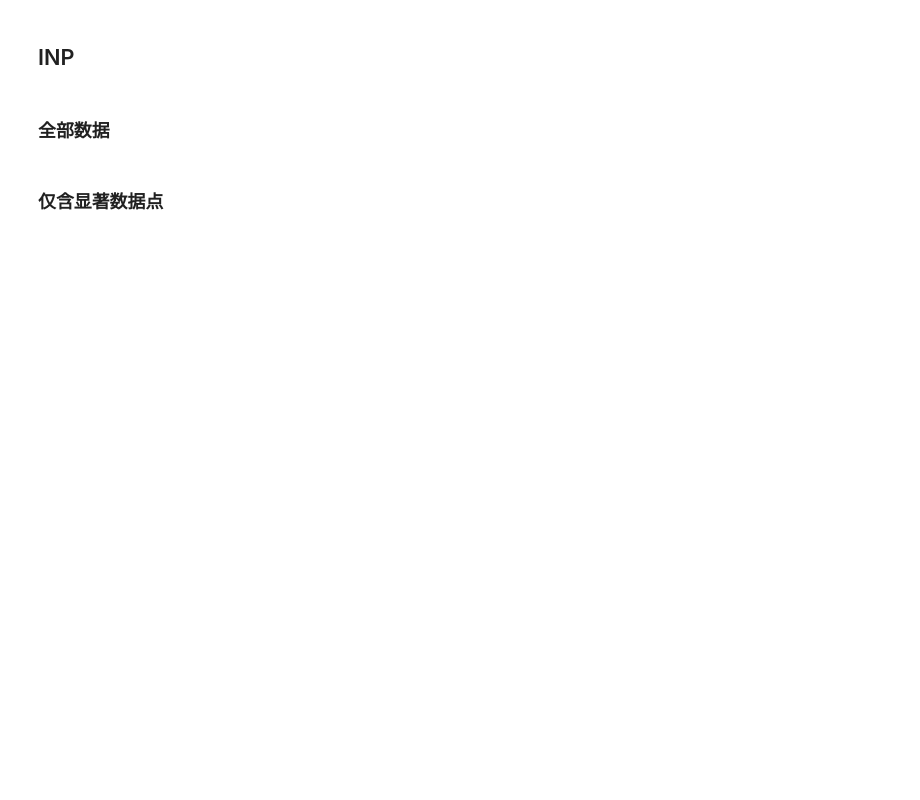
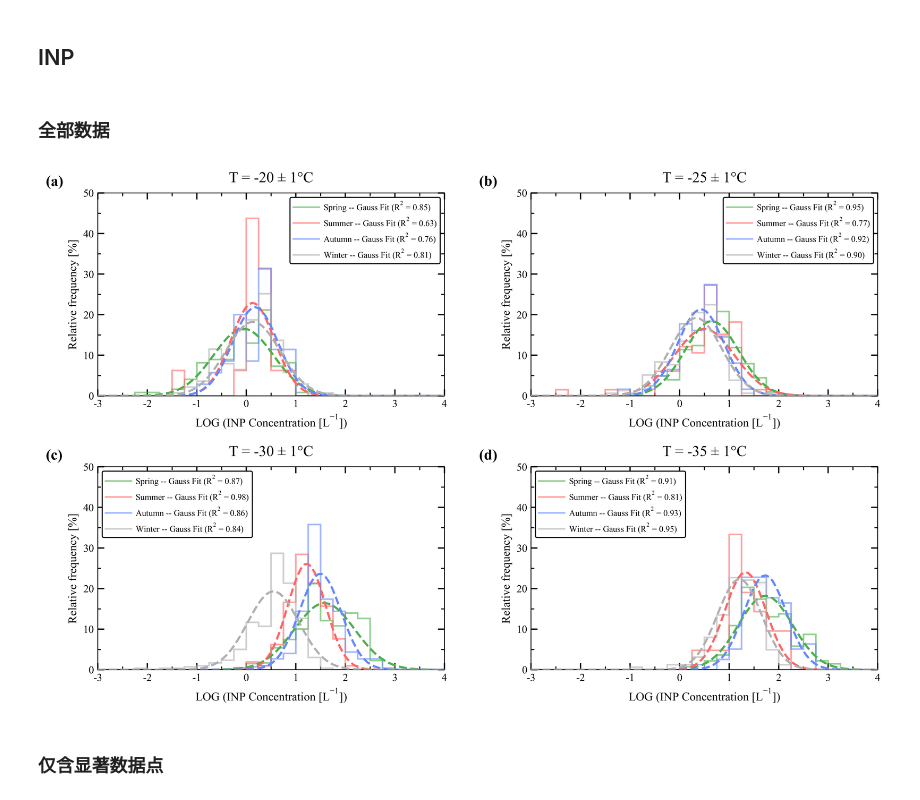
Before and after one commit to ReedFu/master0_2025, a Jupyter notebook: Lanzhou_cfdc/Probability density distribution.ipynb, the cells around one changed output. Drawn from its saved outputs; the diff is of its cells as text; code cells hidden in the pictures; blank space fills up the shorter version.

Commit message:
Change `linewidth` to make graph clearer

```diff
--- a/Lanzhou_cfdc/Probability density distribution.ipynb
+++ b/Lanzhou_cfdc/Probability density distribution.ipynb
@@ -86,7 +86,7 @@ for i, t in enumerate(target_temps):
 
         # 绘制直方图
         counts, bins, _ = ax.hist(data_log, bins=bins_edges, weights=weights,
-                                  histtype='step', linewidth=3.5, alpha=0.6,
+                                  histtype='step', linewidth=1.5, alpha=0.6,
                                   color=color, zorder=2)
 
         # 高斯拟合
@@ -96,7 +96,7 @@ for i, t in enumerate(target_temps):
         bin_width = bins[1] - bins[0]
         y_fit = pdf * bin_width * 100
 
-        ax.plot(x_fit, y_fit, linestyle='--', color=color, linewidth=1.2, zorder=3)
+        ax.plot(x_fit, y_fit, linestyle='--', color=color, linewidth=2, zorder=3)
 
         # 计算 R^2
         bin_centers = (bins[:-1] + bins[1:]) / 2
@@ -106,7 +106,7 @@ for i, t in enumerate(target_temps):
         r2 = 1 - (ss_res / ss_tot) if ss_tot != 0 else 0
         r2 = max(0, r2)
 
-        p_hist = mlines.Line2D([], [], color=color, linewidth=3.5, alpha=0.6)
+        p_hist = mlines.Line2D([], [], color=color, linewidth=1.5, alpha=0.6)
         legend_handles.append((p_hist))
 
         # 为了保证排版整齐，建议给season填充空格保持等长，例如使用 {season:<6}
@@ -117,33 +117,35 @@ for i, t in enumerate(target_temps):
     # ==========================================
     ax.set_title(f'T = {t} ± 1°C', fontsize=14, pad=10)
     ax.set_xlabel('LOG (INP Concentration [L$^{-1}$])', fontsize=11)
     ax.set_ylabel('Relative frequency [%]', fontsize=11)
 
     ax.set_xlim(x_min_global, x_max_global)
     ax.set_ylim(0, 50)
 
     ax.tick_params(axis='both', which='major', direction='in',
                    top=True, right=True, length=6, width=1.2, labelsize=10)
     ax.tick_params(axis='both', which='minor', direction='in',
                    top=True, right=True, length=3, width=1)
     ax.xaxis.set_minor_locator(ticker.AutoMinorLocator(2))
     ax.yaxis.set_minor_locator(ticker.AutoMinorLocator(2))
 
     ax.text(-0.15, 1.02, f'({chr(97+i)})', transform=ax.transAxes,
             fontsize=14, fontweight='bold', va='bottom', ha='left')
 
     if legend_handles:
         ax.legend(legend_handles, legend_labels,
                   handler_map={tuple: HandlerTuple(ndivide=None, pad=0.5)},
                   fontsize=8, frameon=True,
                   edgecolor='black', framealpha=1, borderpad=0.4,
                   handlelength=3, handletextpad=0.5)
 
 
 # 5. 保存并显示
 # bbox_inches='tight' 可以自动裁剪掉多余的白边
 #plt.savefig('INP_Distribution_Seasons.png', dpi=600, bbox_inches='tight')
 plt.show()
+# %% [output]
+[figure, added]
 # %% [markdown]
 ### 仅含显著数据点
 # %%
```
Also changed, not shown: parts of 1 cell of this notebook.
